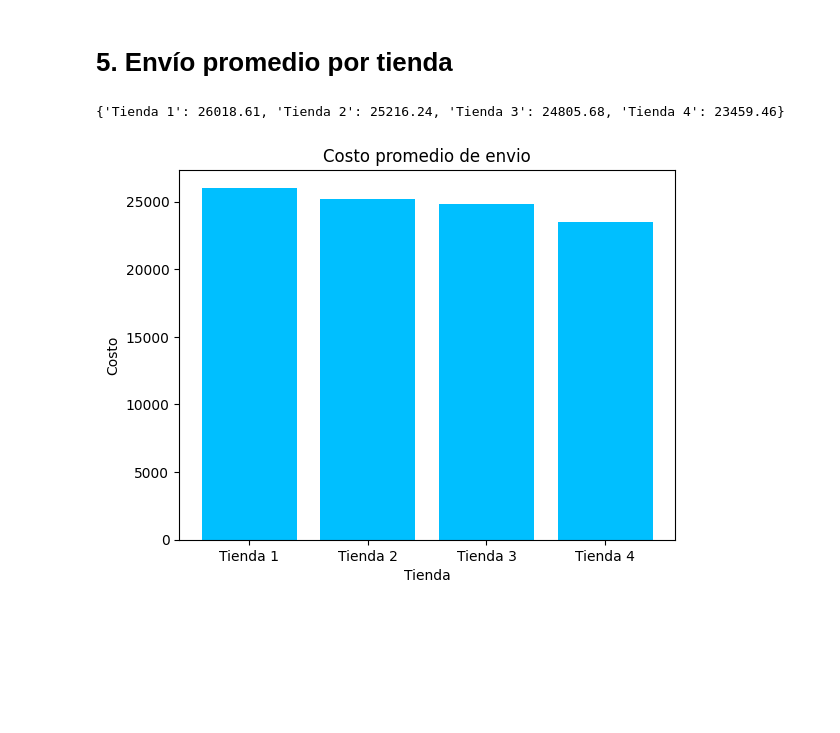
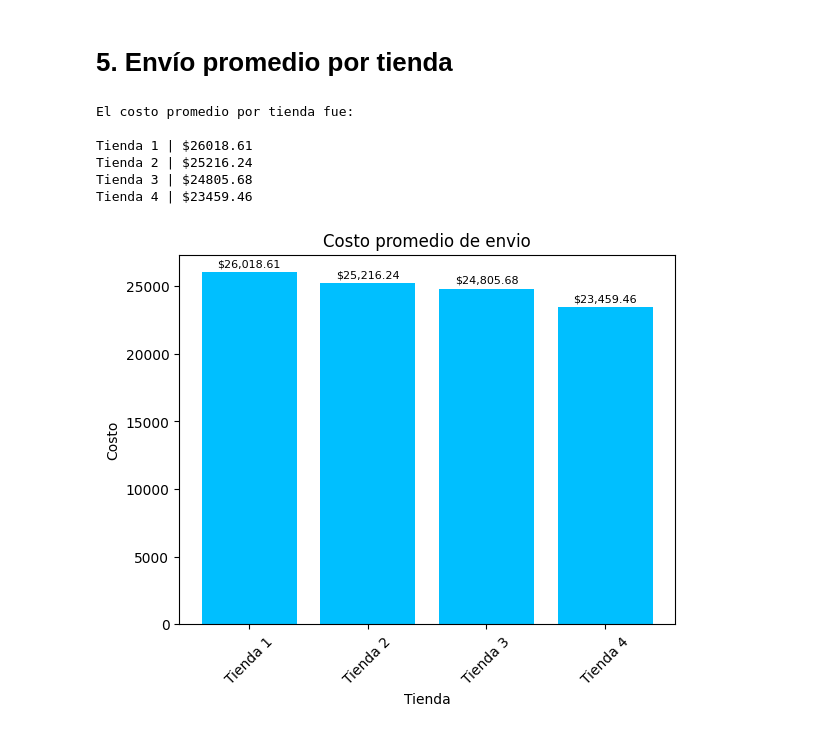
Before and after one commit to AntonioZN23/Challenge1-AluraStore, a Jupyter notebook: AluraStoreLatam.ipynb, the cells around one changed output. Saved outputs shown, nothing was run; the diff lists cells and outputs as text; code cells hidden in the pictures; blank space fills up the shorter version.

```diff
--- a/AluraStoreLatam.ipynb
+++ b/AluraStoreLatam.ipynb
@@ -109,11 +173,24 @@ calificacion_promedio = {'Tienda 1':round(float(tienda['Calificación'].mean()),
 'Tienda 3':round(float(tienda3['Calificación'].mean()),2),
 'Tienda 4':round(float(tienda4['Calificación'].mean()),2)}
 
-print(calificacion_promedio)
+print("La calificación obtenida por tienda:\n")
 
-plt.bar(calificacion_promedio.keys(), calificacion_promedio.values(), color = 'red')
+for i in calificacion_promedio:
+  print(f"{i} | {calificacion_promedio[i]}")
+
+print('\n')
+
+fig, ax = plt.subplots()
+bars = ax.bar(calificacion_promedio.keys(), calificacion_promedio.values(), color='red')
+
+for bar in bars:
+    altura = bar.get_height()
+    texto = f"{altura:,.2f}"
+    ax.text(bar.get_x() + bar.get_width()/2,altura + (altura * 0.01), texto, ha='center', va='bottom', fontsize=8)
+
 plt.title('Calificación promedio de la tienda')
 plt.xlabel('Tienda')
 plt.ylabel('Calificación')
+plt.xticks(rotation=45)
 plt.show()
 # %% [output]
@@ -278,16 +310,33 @@ Top 5 productos menos vendidos: Guitarra eléctrica, Armario, Guitarra acústica
 # %%
 valor_envio_promedio = {'Tienda 1':round(float(tienda['Costo de envío'].mean()),2),
 'Tienda 2':round(float(tienda2['Costo de envío'].mean()),2),
 'Tienda 3':round(float(tienda3['Costo de envío'].mean()),2),
 'Tienda 4':round(float(tienda4['Costo de envío'].mean()),2)}
 
-print(valor_envio_promedio)
+print("El costo promedio por tienda fue: \n")
+for i in valor_envio_promedio.keys():
+  print(f"{i} | ${valor_envio_promedio[i]}")
 
-plt.bar(valor_envio_promedio.keys(), valor_envio_promedio.values(), color='deepskyblue')
+print('\n')
+
+fig, ax = plt.subplots()
+bars = ax.bar(valor_envio_promedio.keys(), valor_envio_promedio.values(), color='deepskyblue')
+
+for bar in bars:
+    altura = bar.get_height()
+    texto = f"${altura:,.2f}"
+    ax.text(bar.get_x() + bar.get_width()/2,altura + (altura * 0.01), texto, ha='center', va='bottom', fontsize=8)
+
 plt.title('Costo promedio de envio')
 plt.xlabel('Tienda')
 plt.ylabel('Costo')
+plt.xticks(rotation=45)
 plt.show()
 # %% [output]
-{'Tienda 1': 26018.61, 'Tienda 2': 25216.24, 'Tienda 3': 24805.68, 'Tienda 4': 23459.46}
+El costo promedio por tienda fue:
+
+Tienda 1 | $26018.61
+Tienda 2 | $25216.24
+Tienda 3 | $24805.68
+Tienda 4 | $23459.46
-[figure, old version]
+[figure, new version]
```
Also changed, not shown: parts of 7 cells of this notebook.
